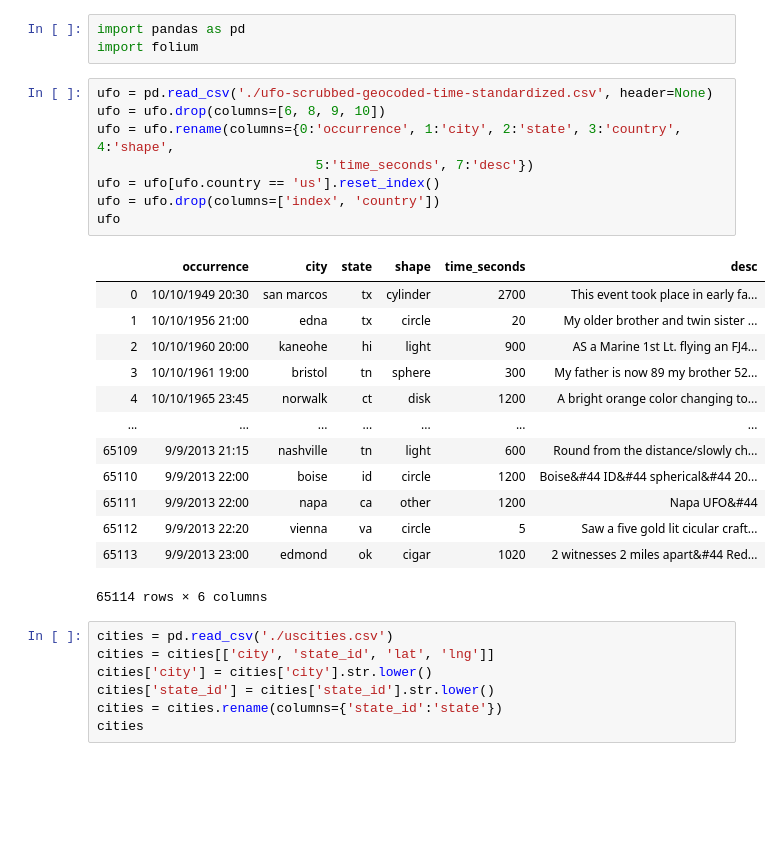
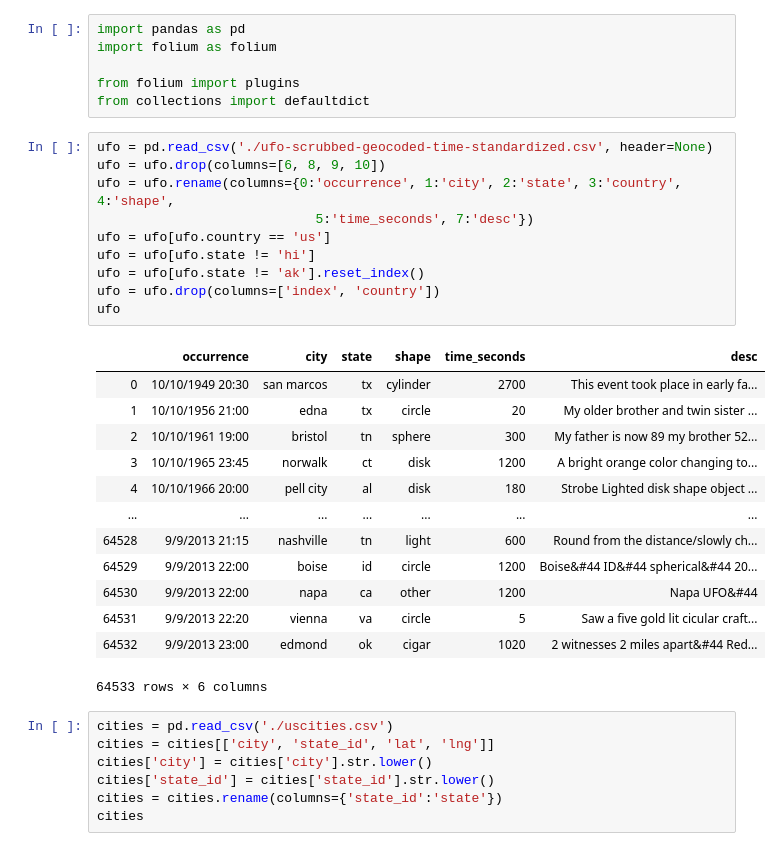
Before and after one commit to kjgilman/ufo-map, a Jupyter notebook: ufo.ipynb, the cells around one changed output. Drawn from its saved outputs; the diff is of its cells as text; blank space fills up the shorter version.

```diff
--- a/ufo.ipynb
+++ b/ufo.ipynb
@@ -1,28 +1,33 @@
 # %%
 import pandas as pd
-import folium
+import folium as folium
+
+from folium import plugins
+from collections import defaultdict
 # %%
 ufo = pd.read_csv('./ufo-scrubbed-geocoded-time-standardized.csv', header=None)
 ufo = ufo.drop(columns=[6, 8, 9, 10])
 ufo = ufo.rename(columns={0:'occurrence', 1:'city', 2:'state', 3:'country', 4:'shape',
                             5:'time_seconds', 7:'desc'})
-ufo = ufo[ufo.country == 'us'].reset_index()
+ufo = ufo[ufo.country == 'us']
+ufo = ufo[ufo.state != 'hi']
+ufo = ufo[ufo.state != 'ak'].reset_index()
 ufo = ufo.drop(columns=['index', 'country'])
 ufo
 # %% [output]
 |  | occurrence | city | state | shape | time_seconds | desc |
 | 0 | 10/10/1949 20:30 | san marcos | tx | cylinder | 2700 | This event took place in early fa... |
 | 1 | 10/10/1956 21:00 | edna | tx | circle | 20 | My older brother and twin sister ... |
-| 2 | 10/10/1960 20:00 | kaneohe | hi | light | 900 | AS a Marine 1st Lt. flying an FJ4... |
-| 3 | 10/10/1961 19:00 | bristol | tn | sphere | 300 | My father is now 89 my brother 52... |
-| 4 | 10/10/1965 23:45 | norwalk | ct | disk | 1200 | A bright orange color changing to... |
+| 2 | 10/10/1961 19:00 | bristol | tn | sphere | 300 | My father is now 89 my brother 52... |
+| 3 | 10/10/1965 23:45 | norwalk | ct | disk | 1200 | A bright orange color changing to... |
+| 4 | 10/10/1966 20:00 | pell city | al | disk | 180 | Strobe Lighted disk shape object ... |
 | ... | ... | ... | ... | ... | ... | ... |
-| 65109 | 9/9/2013 21:15 | nashville | tn | light | 600 | Round from the distance/slowly ch... |
-| 65110 | 9/9/2013 22:00 | boise | id | circle | 1200 | Boise&#44 ID&#44 spherical&#44 20... |
-| 65111 | 9/9/2013 22:00 | napa | ca | other | 1200 | Napa UFO&#44 |
-| 65112 | 9/9/2013 22:20 | vienna | va | circle | 5 | Saw a five gold lit cicular craft... |
-| 65113 | 9/9/2013 23:00 | edmond | ok | cigar | 1020 | 2 witnesses 2 miles apart&#44 Red... |
+| 64528 | 9/9/2013 21:15 | nashville | tn | light | 600 | Round from the distance/slowly ch... |
+| 64529 | 9/9/2013 22:00 | boise | id | circle | 1200 | Boise&#44 ID&#44 spherical&#44 20... |
+| 64530 | 9/9/2013 22:00 | napa | ca | other | 1200 | Napa UFO&#44 |
+| 64531 | 9/9/2013 22:20 | vienna | va | circle | 5 | Saw a five gold lit cicular craft... |
+| 64532 | 9/9/2013 23:00 | edmond | ok | cigar | 1020 | 2 witnesses 2 miles apart&#44 Red... |
-65114 rows × 6 columns
+64533 rows × 6 columns
 # %%
 cities = pd.read_csv('./uscities.csv')
 cities = cities[['city', 'state_id', 'lat', 'lng']]
```
Also changed, not shown: parts of 12 cells of this notebook.
